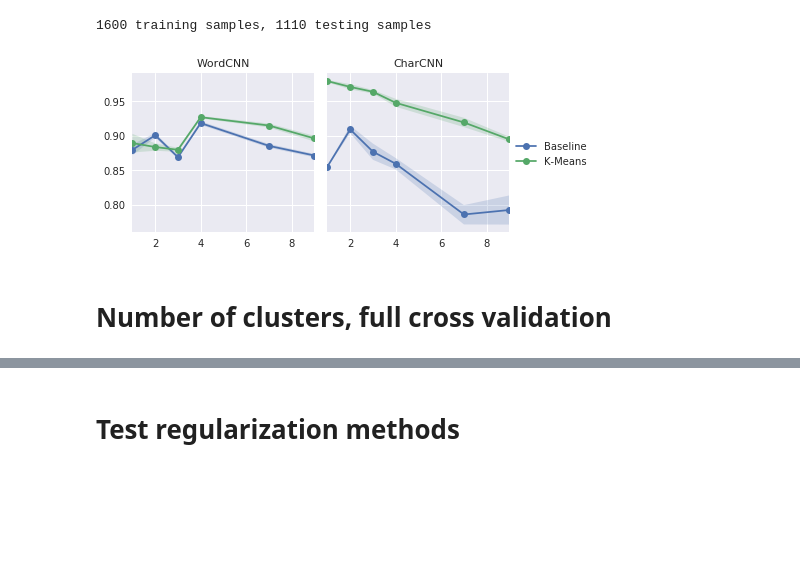
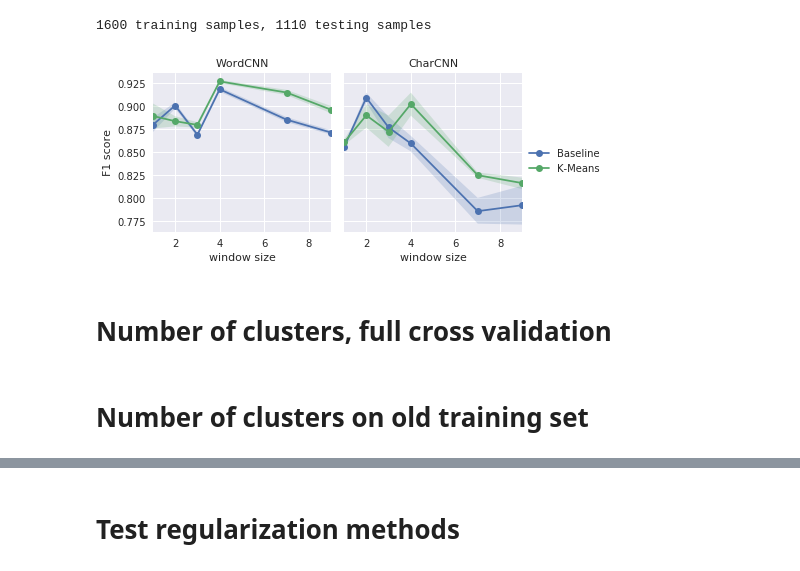
Before and after one commit to maarten990/masterthesis, a Jupyter notebook: charcnn.ipynb, the cells around one changed output, grey strips where cells are left out. Saved outputs shown, nothing was run; the diff lists cells and outputs as text; code cells hidden in the pictures; blank space fills up the shorter version.

Commit message:
add number of cluster plot for CharCNN

```diff
--- a/charcnn.ipynb
+++ b/charcnn.ipynb
@@ -234,24 +234,24 @@ Retrieved 555 positive samples, 20480 negative samples.
 # %%
 d = {
     "WordCNN": {
         s: {
             'Baseline': old_baseline[s],
             'K-Means': old_kmeans[s],
         }
         for s in old_baseline.keys()
     },
     "CharCNN": {
         s: {
             'Baseline': old_char_baseline[s],
-            'K-Means': char_kmeans[s],
+            'K-Means': old_char_kmeans[s],
         }
         for s in old_baseline.keys()
     }
 }
 #evaluate.analyze_tseries(d, 'window size', 'model')
 evaluate.analyze_cnns(d, "window size", "model", "../report/figures/results/1600-windowsize-old")
 # %% [output]
-[figure, old version]
+[figure, new version]
 # %%
 save((baseline, kmeans, char_baseline, char_kmeans), "1600-windowsize.pkl")
 save((old_baseline, old_kmeans, old_char_baseline, old_char_kmeans), "1600-windowsize-old.pkl")
@@ -293,4 +294,6 @@ d = {s: {'K-Means': kmeans[s],
 #evaluate.analyze_tseries(d, 'k', 'model')
 evaluate.analyze_size(d, 'k', 'model', '../report/figures/results/800-numcluster')
 evaluate.analyze_tseries(d, 'k', 'model', '../report/figures/results/800-numcluster')
+# %% [markdown]
+# Number of clusters on old training set
 # %%
```
Also changed, not shown: parts of 4 cells of this notebook, 1 other file.
